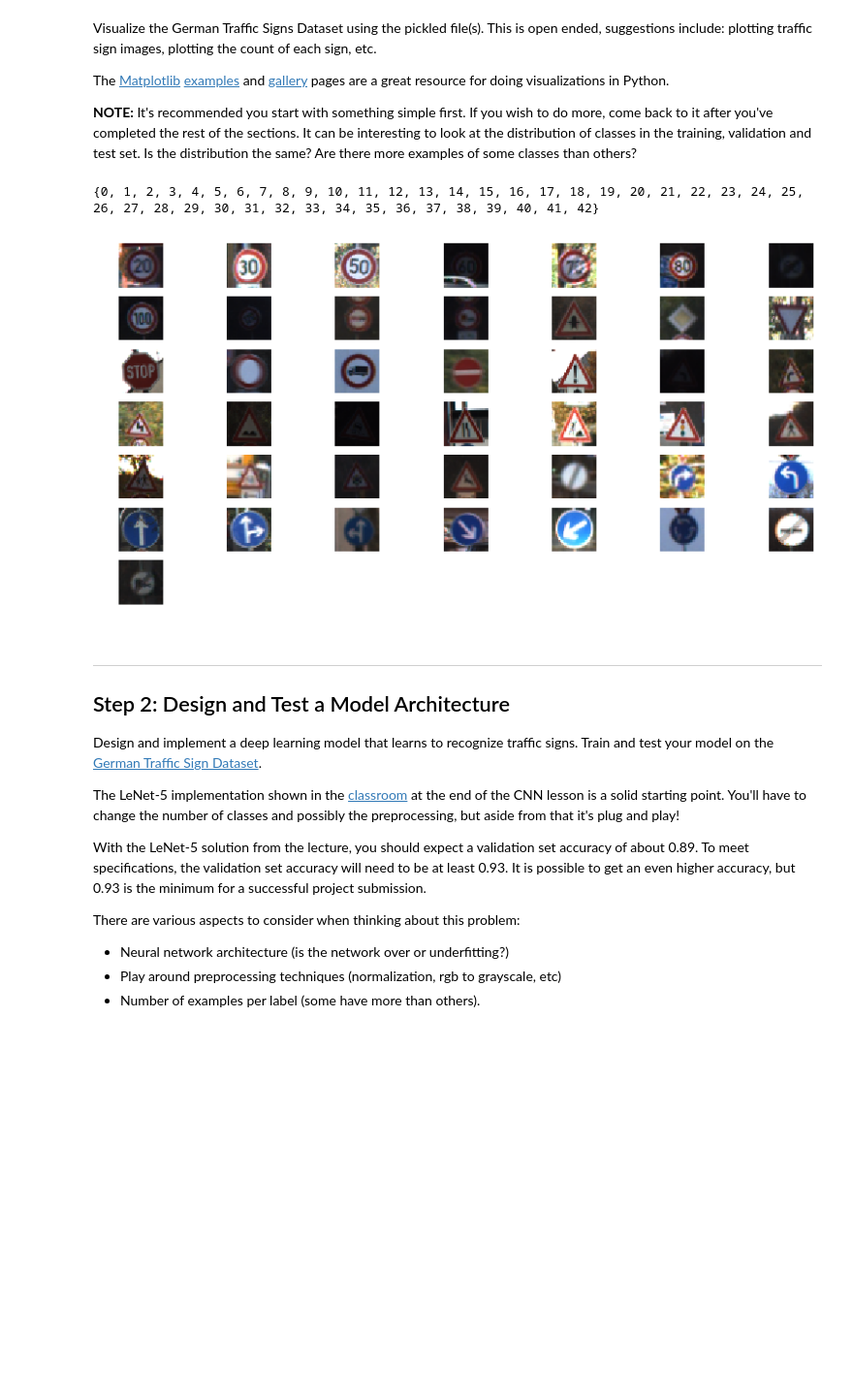
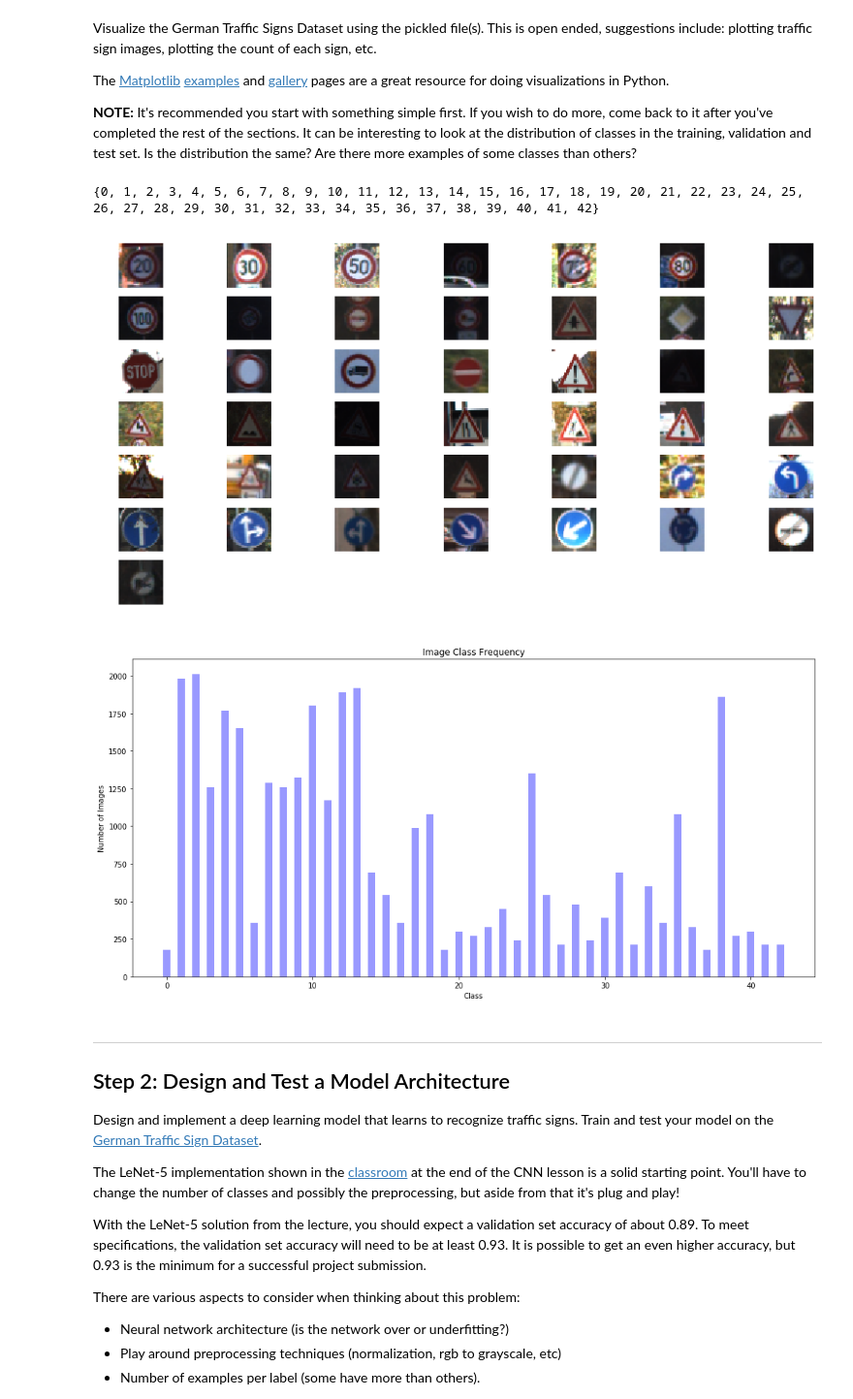
Before and after one commit to hsoffar/Traffic_Sign_Classifier, a Jupyter notebook: Traffic_Sign_Classifier.ipynb, the cells around one changed output. Shown at 97% size. Saved outputs shown, nothing was run; the diff lists cells and outputs as text; code cells hidden in the pictures; blank space fills up the shorter version.

```diff
--- a/Traffic_Sign_Classifier.ipynb
+++ b/Traffic_Sign_Classifier.ipynb
@@ -95,27 +95,59 @@ The [Matplotlib](http://matplotlib.org/) [examples](http://matplotlib.org/exampl
 # %%
 ### Data exploration visualization goes here.
 ### Feel free to use as many code cells as needed.
 import matplotlib.pyplot as plt
 import matplotlib.image as mpimg
 import numpy as np
 import cv2
+import collections
 import random
 # Visualizations will be shown in the notebook.
 %matplotlib inline
 classes=set(y_train)
 print(classes)
 import pylab
+
+
+def plot_labels_count(data):
+
+
+    counter=collections.Counter(data)
+
+    labels_frequency = [x[1] for x in sorted(counter.most_common())]
+    n_groups = len(labels_frequency)
+
+    fig, ax = plt.subplots()
+
+    index = np.arange(n_groups)
+    bar_width = 0.5
+    opacity = 0.4
+
+    rects1 = plt.bar(index, labels_frequency, bar_width,
+                     alpha=opacity,
+                     color='b')
+
+    plt.xlabel('Class')
+    plt.ylabel('Number of Images')
+    plt.title('Image Class Frequency')
+
+    plt.tight_layout()
+    plt.show()
+
+
 pylab.rcParams['figure.figsize'] = (14, 7)
 
 label_type=[]
 for i  in  range(0,n_classes):
     plt.subplot(7,7,i+1)
     label_type.append(X_test[np.where( y_test == i )[0][0],:,:,:].squeeze())
     img = plt.imshow(X_test[np.where( y_test == i )[0][0],:,:,:].squeeze())
     plt.axis('off')
+
+plot_labels_count(y_train)
 # %% [output]
 {0, 1, 2, 3, 4, 5, 6, 7, 8, 9, 10, 11, 12, 13, 14, 15, 16, 17, 18, 19, 20, 21, 22, 23, 24, 25, 26, 27, 28, 29, 30, 31, 32, 33, 34, 35, 36, 37, 38, 39, 40, 41, 42}
 [figure]
+[figure, added]
 # %% [markdown]
 ----
 
```
Also changed, not shown: parts of 13 cells of this notebook, 5 other files.
